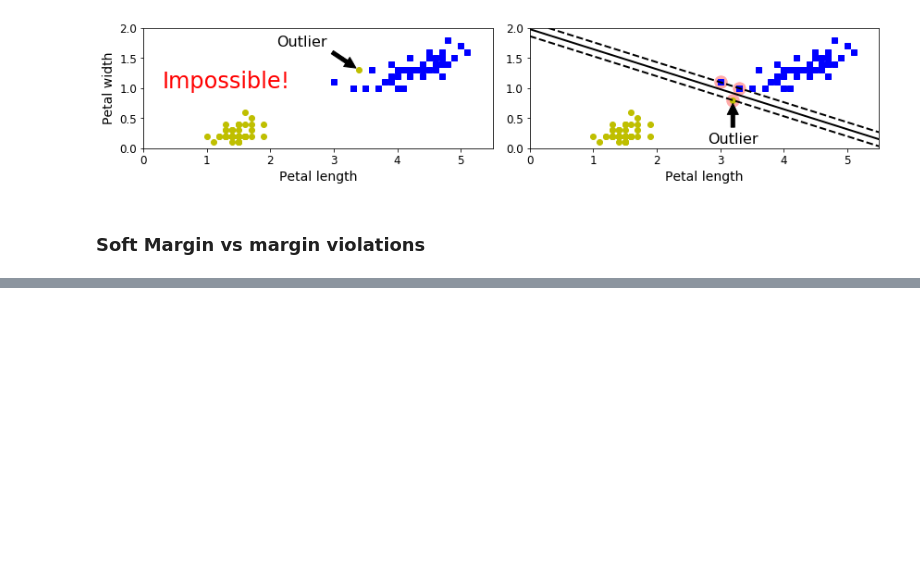
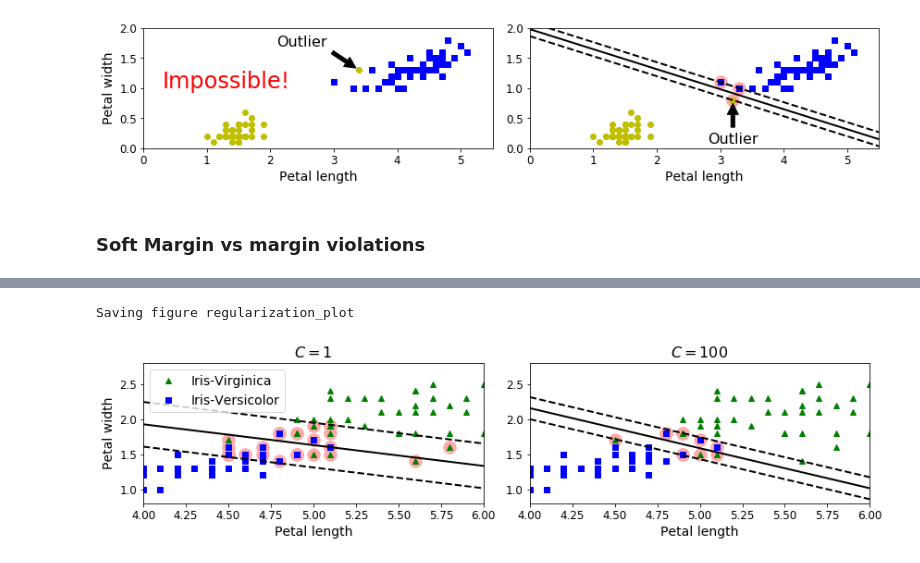
Before and after one commit to Oukaishen/dailyPython, a Jupyter notebook: HandsOnSKTF/SVM PlayGround.ipynb, the cells around one changed output, grey strips where cells are left out. Cells and saved outputs as stored; diff of their text form; code cells hidden in the pictures; blank space fills up the shorter version.

```diff
--- a/HandsOnSKTF/SVM PlayGround.ipynb
+++ b/HandsOnSKTF/SVM PlayGround.ipynb
@@ -192,0 +219,6 @@ from sklearn.pipeline import Pipeline
+# %%
+svm_clf = Pipeline( [
+    ("scaler", StandardScaler()),
+    ("linear_svc", LinearSVC(C=1,loss="hinge", random_state=42)),
+])
+svm_clf.fit(X,y)
@@ -192,0 +234,16 @@ from sklearn.pipeline import Pipeline
+# %%
+scaler = StandardScaler()
+svm_clf1 = LinearSVC(C=1, loss="hinge", random_state = 42)
+svm_clf2 = LinearSVC(C=100, loss = "hinge",random_state= 42)
+
+scaled_svm_clf1 = Pipeline([
+        ("scaler", scaler),
+        ("linear_svc", svm_clf1),
+    ])
+scaled_svm_clf2 = Pipeline([
+        ("scaler", scaler),
+        ("linear_svc", svm_clf2),
+    ])
+
+scaled_svm_clf1.fit(X, y)
+scaled_svm_clf2.fit(X, y)
@@ -192,0 +300,24 @@ from sklearn.pipeline import Pipeline
+# %%
+plt.figure(figsize=(12,3.2))
+plt.subplot(121)
+plt.plot(X[:, 0][y==1], X[:, 1][y==1], "g^", label="Iris-Virginica")
+plt.plot(X[:, 0][y==0], X[:, 1][y==0], "bs", label="Iris-Versicolor")
+plot_svc_decision_boundary(svm_clf1, 4, 6)
+plt.xlabel("Petal length", fontsize=14)
+plt.ylabel("Petal width", fontsize=14)
+plt.legend(loc="upper left", fontsize=14)
+plt.title("$C = {}$".format(svm_clf1.C), fontsize=16)
+plt.axis([4, 6, 0.8, 2.8])
+
+plt.subplot(122)
+plt.plot(X[:, 0][y==1], X[:, 1][y==1], "g^")
+plt.plot(X[:, 0][y==0], X[:, 1][y==0], "bs")
+plot_svc_decision_boundary(svm_clf2, 4, 6)
+plt.xlabel("Petal length", fontsize=14)
+plt.title("$C = {}$".format(svm_clf2.C), fontsize=16)
+plt.axis([4, 6, 0.8, 2.8])
+
+save_fig("regularization_plot")
+# %% [output]
+Saving figure regularization_plot
+[figure, added]
```
Also changed, not shown: parts of 16 cells of this notebook, 5 other files.
